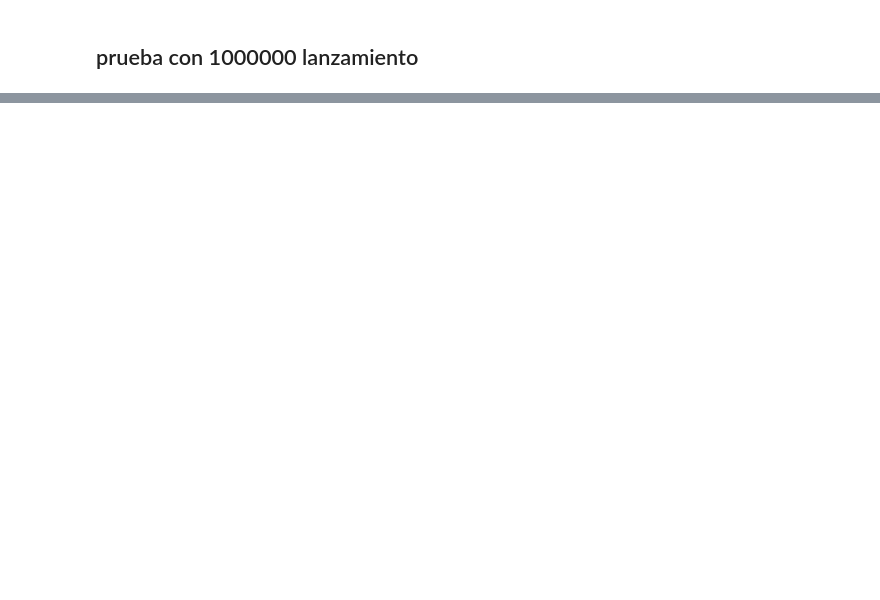
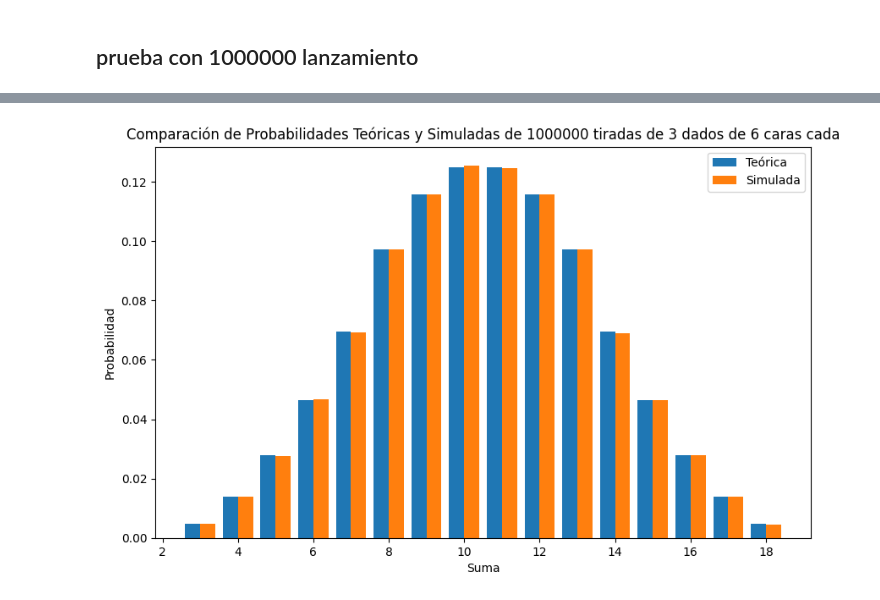
Before and after one commit to StalkerData/Ciencia_de_Datos, a Jupyter notebook: Nivel_1/lanzamiento_dados/notebooks/simulacion_dados.ipynb, the cells around one changed output, grey strips where cells are left out. Cells and saved outputs as stored; diff of their text form; code cells hidden in the pictures; blank space fills up the shorter version.

```diff
--- a/Nivel_1/lanzamiento_dados/notebooks/simulacion_dados.ipynb
+++ b/Nivel_1/lanzamiento_dados/notebooks/simulacion_dados.ipynb
@@ -190,2 +199,6 @@ Suma 16: 0.0274
 Suma 17: 0.0138
 Suma 18: 0.0045
+# %%
+crear_grafica(prob_teorica, fr1000000, tiradas, nDados, caras_dado)
+# %% [output]
+[figure, added]
```
Also changed, not shown: parts of 17 cells of this notebook, 1 other file.
